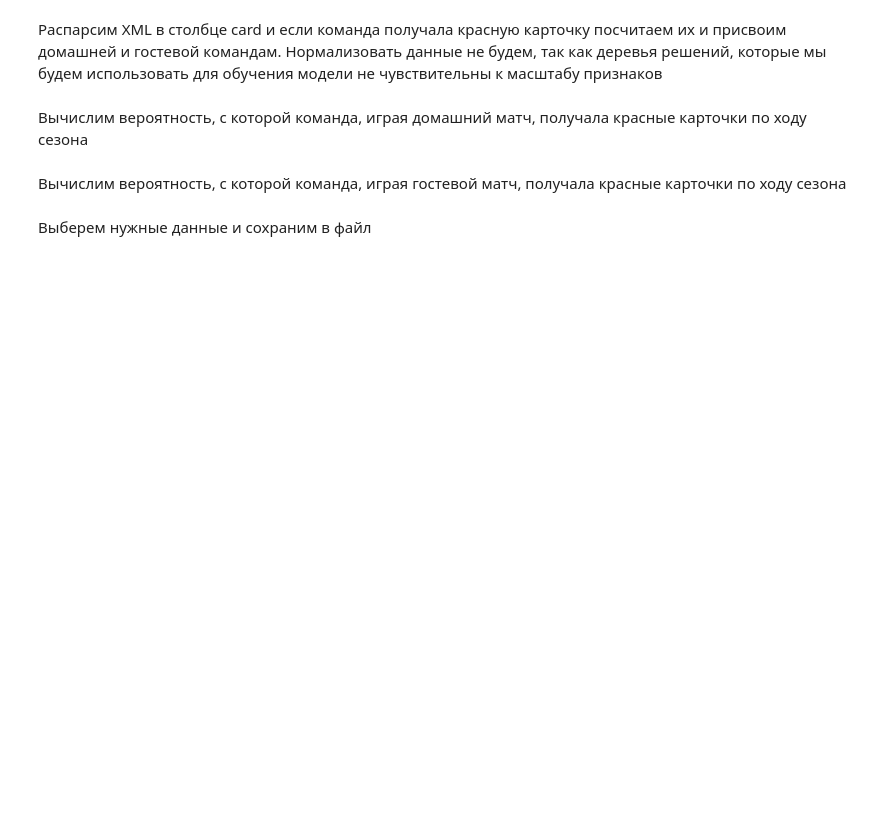
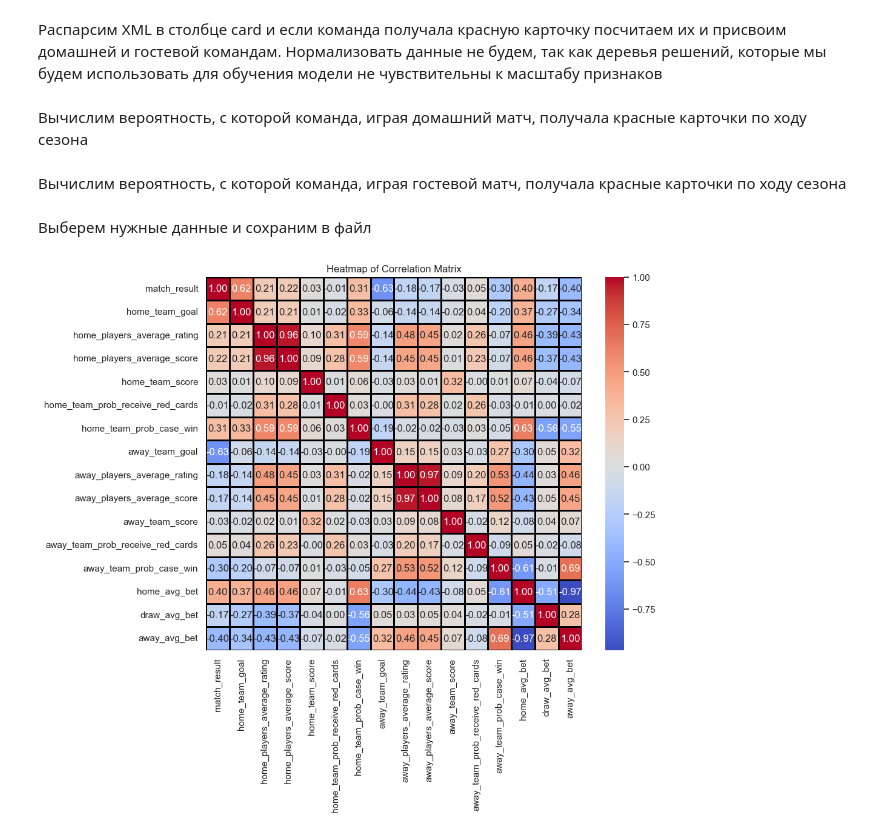
Before and after one commit to dplus-t/Changellenge_Final_Project, a Jupyter notebook: 2_Step.ipynb, the cells around one changed output. Saved outputs shown, nothing was run; the diff lists cells and outputs as text; code cells hidden in the pictures; blank space fills up the shorter version.

```diff
--- a/2_Step.ipynb
+++ b/2_Step.ipynb
@@ -447,3 +436,10 @@ Index(['id', 'country_name', 'league_name', 'season', 'stage', 'date', 'card',
+# %%
+df['tmp_away_team_sum_win'] = df.groupby('away_team_api_id')['match_result'].transform(
+    lambda value: (value == -1).sum())
+df['tmp_away_team_count_win'] = df.groupby('away_team_api_id')['match_result'].transform(
+    lambda value: (value == -1).count())
+df['away_team_prob_case_win'] = df['tmp_away_team_sum_win'] * 100 / df['tmp_away_team_count_win']
+df.drop(columns=['tmp_away_team_sum_win', 'tmp_away_team_count_win'], inplace=True)
 # %% [markdown]
 Распарсим XML в столбце card и если команда получала красную карточку посчитаем их и присвоим домашней и гостевой командам. Нормализовать данные не будем, так как деревья решений, которые мы будем использовать для обучения модели не чувствительны к масштабу признаков
 # %%
@@ -473,17 +469,49 @@ df[['home_team_red_cards', 'away_team_red_cards']] = df.apply(transform_card, ax
 # %% [markdown]
 Вычислим вероятность, с которой команда, играя домашний матч, получала красные карточки по ходу сезона
 # %%
-df['home_cumulative_red_cards'] = df.sort_values(by=['home_team_api_id', 'date']).groupby('home_team_api_id')['home_team_red_cards'].expanding().sum().reset_index(level=0, drop=True)
-df['home_cumulative_match_count'] = df.sort_values(by=['home_team_api_id', 'date']).groupby('home_team_api_id')['home_team_red_cards'].expanding().count().reset_index(level=0, drop=True)
+df['home_cumulative_red_cards'] = df.sort_values(by=['home_team_api_id', 'date']).groupby('home_team_api_id')[
+    'home_team_red_cards'].expanding().sum().reset_index(level=0, drop=True)
+df['home_cumulative_match_count'] = df.sort_values(by=['home_team_api_id', 'date']).groupby('home_team_api_id')[
+    'home_team_red_cards'].expanding().count().reset_index(level=0, drop=True)
 df['home_team_prob_receive_red_cards'] = df['home_cumulative_red_cards'] * 100 / df['home_cumulative_match_count']
 df['home_team_prob_receive_red_cards'].fillna(0, inplace=True)
 # %% [markdown]
 Вычислим вероятность, с которой команда, играя гостевой матч, получала красные карточки по ходу сезона
 # %%
-df['away_cumulative_red_cards'] = df.sort_values(by=['away_team_api_id', 'date']).groupby('away_team_api_id')['away_team_red_cards'].expanding().sum().reset_index(level=0, drop=True)
-df['away_cumulative_match_count'] = df.sort_values(by=['away_team_api_id', 'date']).groupby('away_team_api_id')['away_team_red_cards'].expanding().count().reset_index(level=0, drop=True)
+df['away_cumulative_red_cards'] = df.sort_values(by=['away_team_api_id', 'date']).groupby('away_team_api_id')[
+    'away_team_red_cards'].expanding().sum().reset_index(level=0, drop=True)
+df['away_cumulative_match_count'] = df.sort_values(by=['away_team_api_id', 'date']).groupby('away_team_api_id')[
+    'away_team_red_cards'].expanding().count().reset_index(level=0, drop=True)
 df['away_team_prob_receive_red_cards'] = df['away_cumulative_red_cards'] * 100 / df['away_cumulative_match_count']
 df['away_team_prob_receive_red_cards'].fillna(0, inplace=True)
 # %% [markdown]
 Выберем нужные данные и сохраним в файл
+# %%
+columns_to_save = ['date', 'season', 'league_name', 'match_result',
+                   'team_long_name_home', 'team_short_name_home',
+                   'home_team_goal',
+                   'home_players_average_rating',
+                   'home_players_average_score',
+                   'home_team_score',
+                   'home_team_prob_receive_red_cards',
+                   'home_team_prob_case_win',
+                   'team_long_name_away', 'team_short_name_away',
+                   'away_team_goal',
+                   'away_players_average_rating',
+                   'away_players_average_score',
+                   'away_team_score',
+                   'away_team_prob_receive_red_cards',
+                   'away_team_prob_case_win',
+                   'home_avg_bet',
+                   'draw_avg_bet',
+                   'away_avg_bet']
+# %%
+corr_matrix = df[columns_to_save].select_dtypes(include=[np.number]).corr()
+sns.set(style='white')
+plt.figure(figsize=(10, 8))
+heatmap = sns.heatmap(corr_matrix, annot=True, fmt=".2f", cmap='coolwarm', cbar=True, linewidths=1, linecolor='black')
+plt.title('Heatmap of Correlation Matrix')
+plt.show()
+# %% [output]
+[figure, added]
 # %%
```
Also changed, not shown: parts of 10 cells of this notebook, 1 other file.
